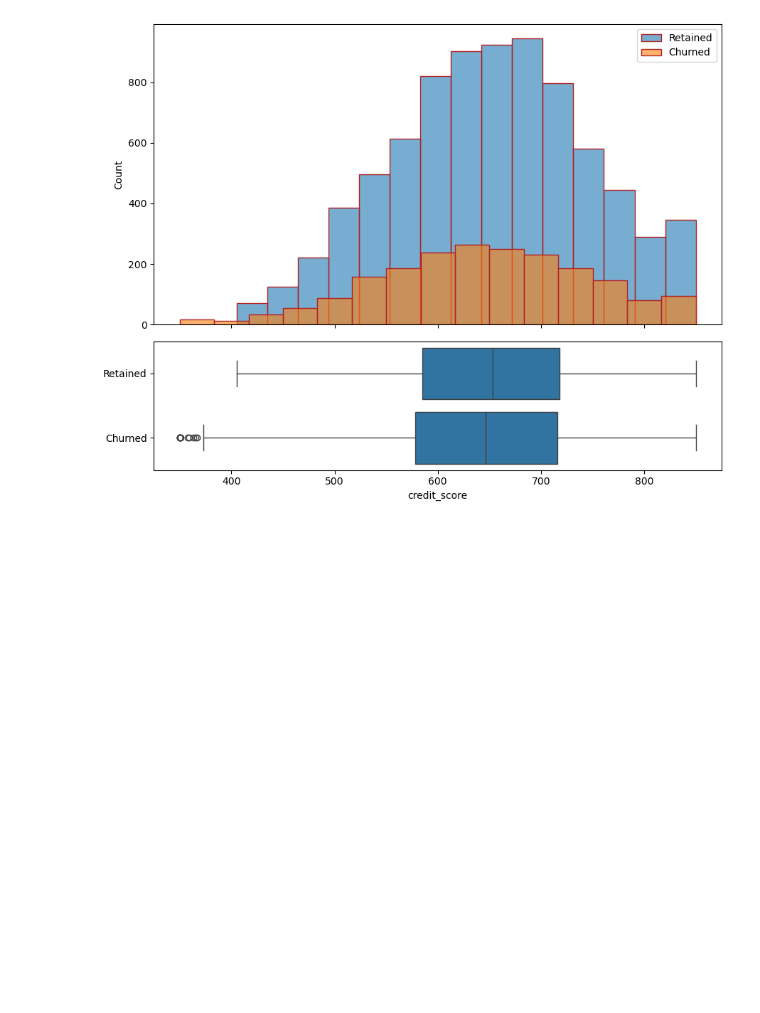
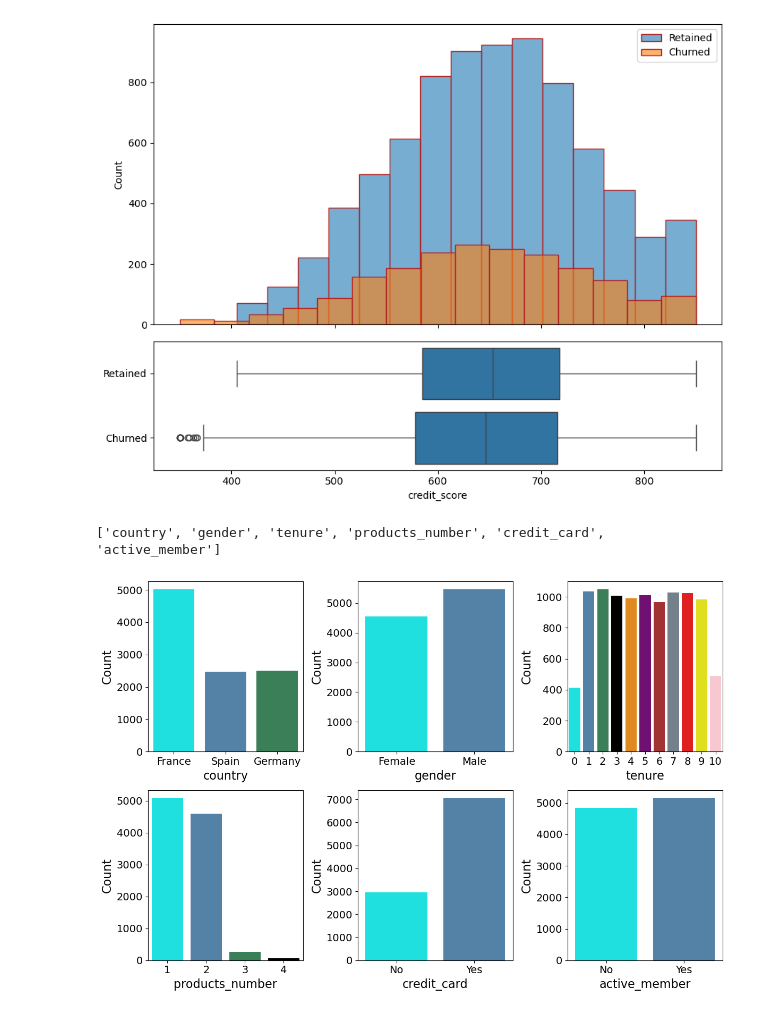
Before and after one commit to MrinmoyBANIKYA/End-to-End-Bank-CustomerChurnAnalysis, a Jupyter notebook: info.ipynb, the cells around one changed output. Cells and saved outputs as stored; diff of their text form; code cells hidden in the pictures; blank space fills up the shorter version.

```diff
--- a/info.ipynb
+++ b/info.ipynb
@@ -588,3 +588,33 @@ plot_continuous(df, 'age') ##this calls the plot_continuous function to plot the
 plot_continuous(df, 'credit_score') ##this calls the plot_continuous function to plot the distribution of the 'credit_score' feature for the churned and retained customers. This will help us understand how the credit score of the customers is distributed for both groups and if there are any differences in the distribution that can help us predict churn.
 # %% [output]
 [figure]
+# %%
+font_size = 16
+plt.rcParams['axes.labelsize'] = font_size
+plt.rcParams['axes.titlesize'] = font_size + 2
+plt.rcParams['xtick.labelsize'] = font_size - 2
+plt.rcParams['ytick.labelsize'] = font_size - 2
+plt.rcParams['legend.fontsize'] = font_size - 2
+
+colors_cat = ['cyan', 'steelblue', 'seagreen', 'black', 'darkorange', 'purple', 'firebrick', 'slategray', 'red', 'yellow', 'pink']
+# %%
+categorical = ['country', 'gender', 'tenure', 'products_number', 'credit_card', 'active_member']
+print(categorical)
+# %% [output]
+['country', 'gender', 'tenure', 'products_number', 'credit_card', 'active_member']
+# %%
+df_cat =  df[categorical]
+fig, ax = plt.subplots(2, 3, figsize=(12, 8))
+
+for index, column in  enumerate(df_cat.columns):
+
+    plt.subplot(2, 3, index + 1)
+    sns.countplot(x=column, data= df, palette= colors_cat)
+
+    plt.ylabel('Count')
+    if (column == 'credit_card' or column == 'active_member'):
+        plt.xticks([0,1], ['No', 'Yes'])
+
+plt.tight_layout();
+# %% [output]
+[figure, added]
```
Also changed, not shown: parts of 36 cells of this notebook.
